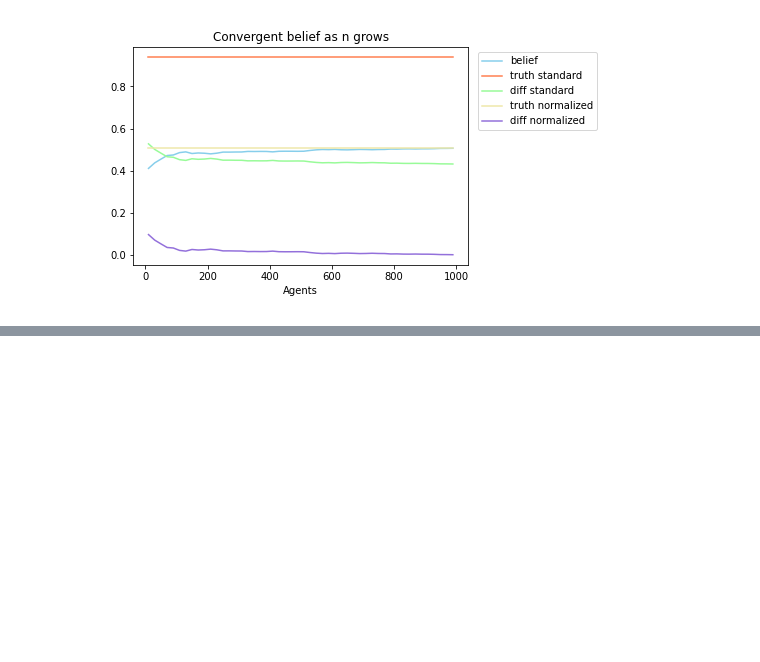
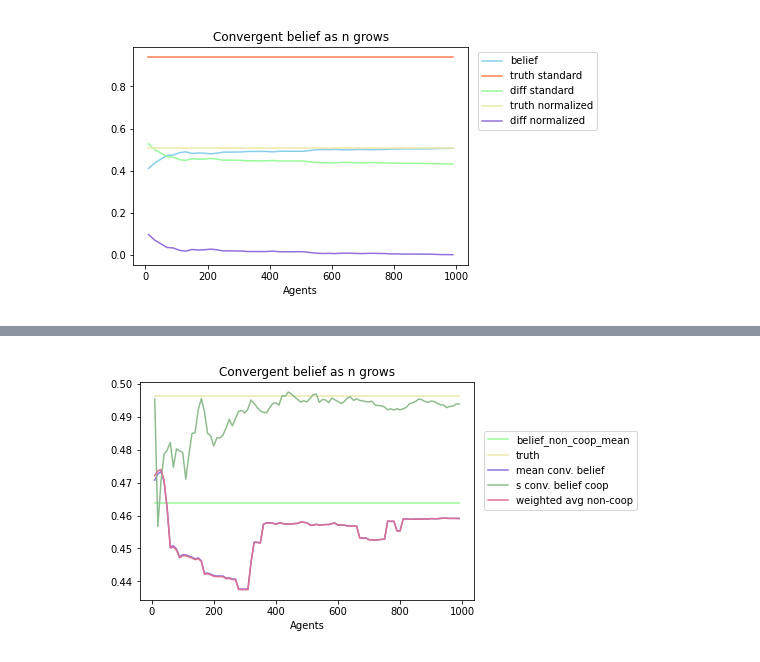
Before and after one commit to RomanOort/BScThesis, a Jupyter notebook: Networks.ipynb, the cells around one changed output, grey strips where cells are left out. Cells and saved outputs as stored; diff of their text form; code cells hidden in the pictures; blank space fills up the shorter version.

```diff
--- a/Networks.ipynb
+++ b/Networks.ipynb
@@ -2817,0 +2892,4 @@ Image(filename=IMAGE_PATH+"CoopNonCoopConvergenceTruth.png")
+# %%
+Image(filename=IMAGE_PATH+"double_non_coop_convergence.png")
+# %% [output]
+[figure, added]
```
Also changed, not shown: parts of 9 cells of this notebook.
